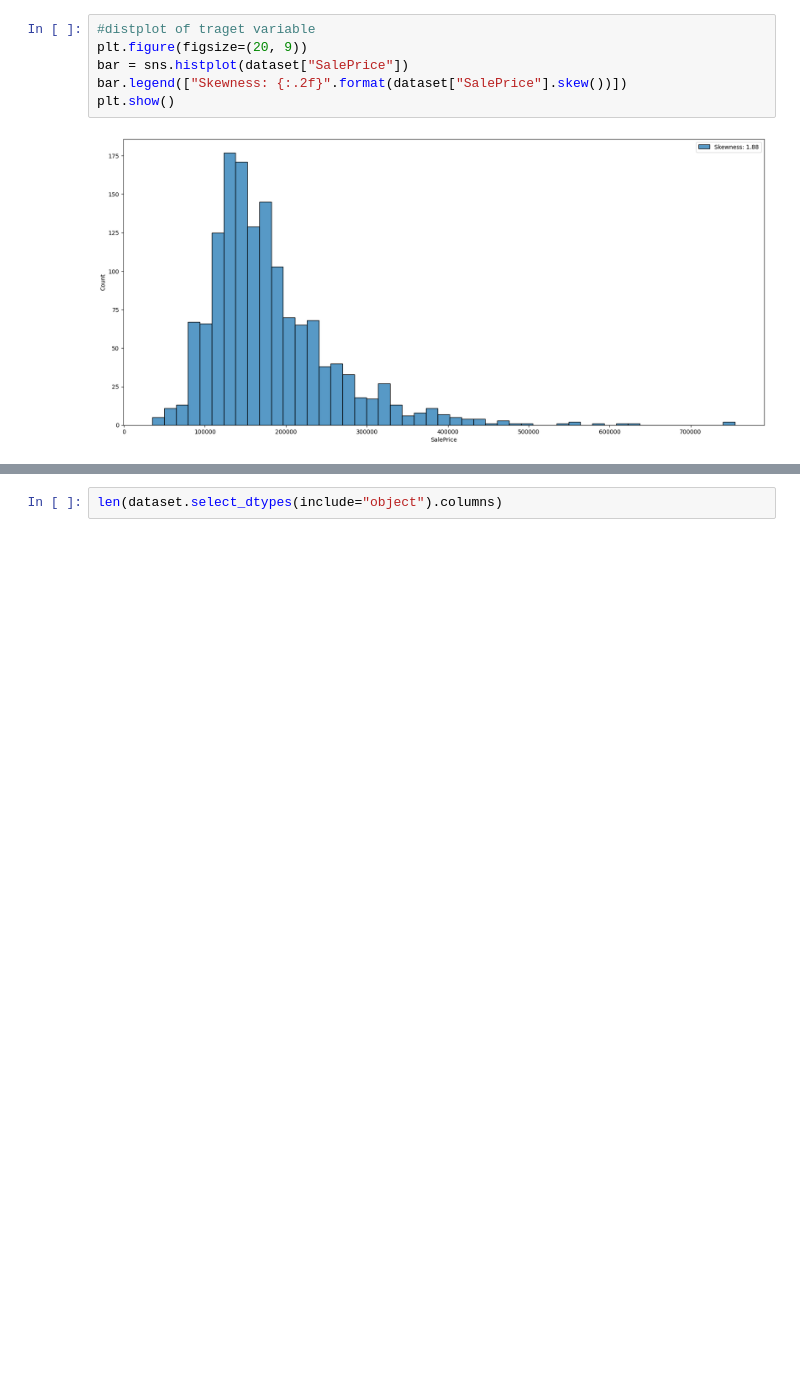
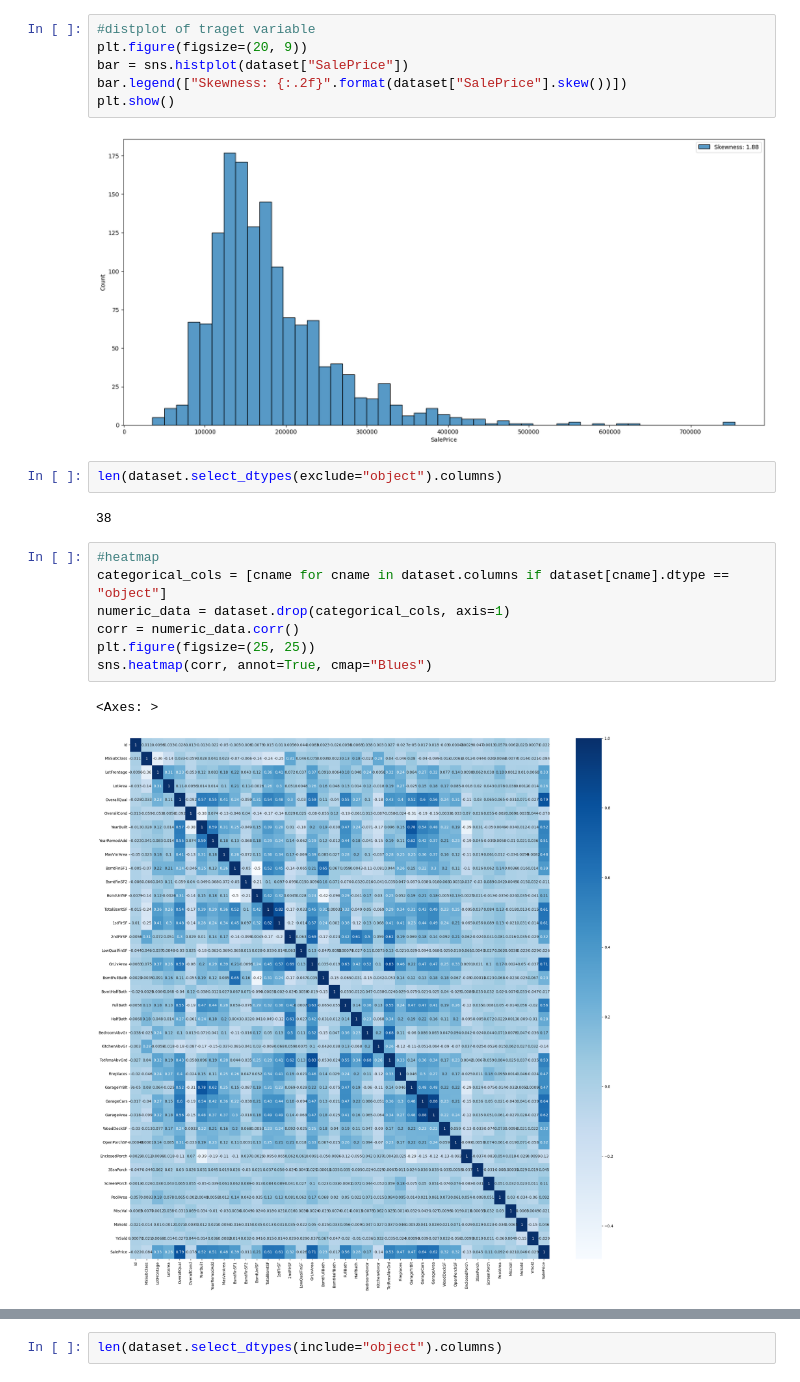
Before and after one commit to Dei-gratia/Machine-Learning-Projects, a Jupyter notebook: Machine Learning & Deep Learning Projects/House_prices_prediction.ipynb, the cells around one changed output, grey strips where cells are left out. Cells and saved outputs as stored; diff of their text form; blank space fills up the shorter version.

```diff
--- a/Machine Learning & Deep Learning Projects/House_prices_prediction.ipynb
+++ b/Machine Learning & Deep Learning Projects/House_prices_prediction.ipynb
@@ -199,3 +201,17 @@ bar.legend(["Skewness: {:.2f}".format(dataset["SalePrice"].skew())])
 plt.show()
 # %% [output]
 [figure]
+# %%
+len(dataset.select_dtypes(exclude="object").columns)
+# %% [output]
+38
+# %%
+#heatmap
+categorical_cols = [cname for cname in dataset.columns if dataset[cname].dtype == "object"]
+numeric_data = dataset.drop(categorical_cols, axis=1)
+corr = numeric_data.corr()
+plt.figure(figsize=(25, 25))
+sns.heatmap(corr, annot=True, cmap="Blues")
+# %% [output]
+<Axes: >
+[figure, added]
```
Also changed, not shown: parts of 11 cells of this notebook.
